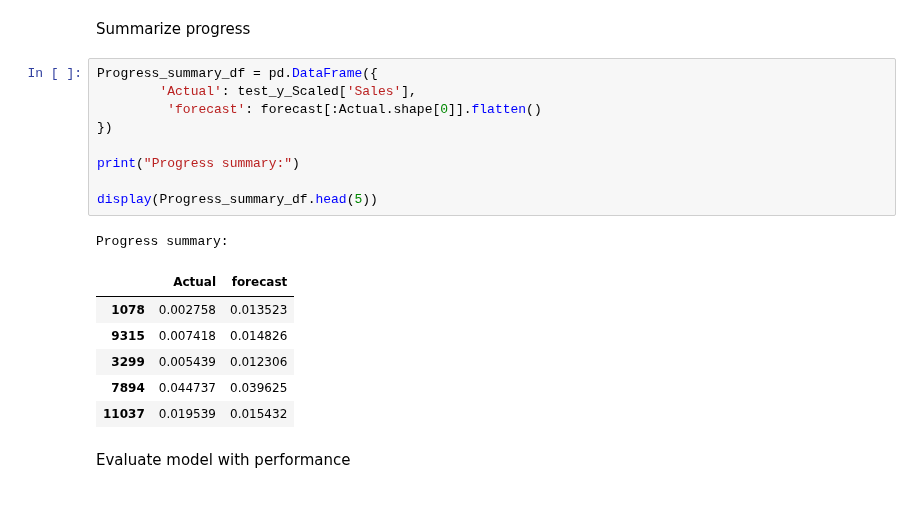
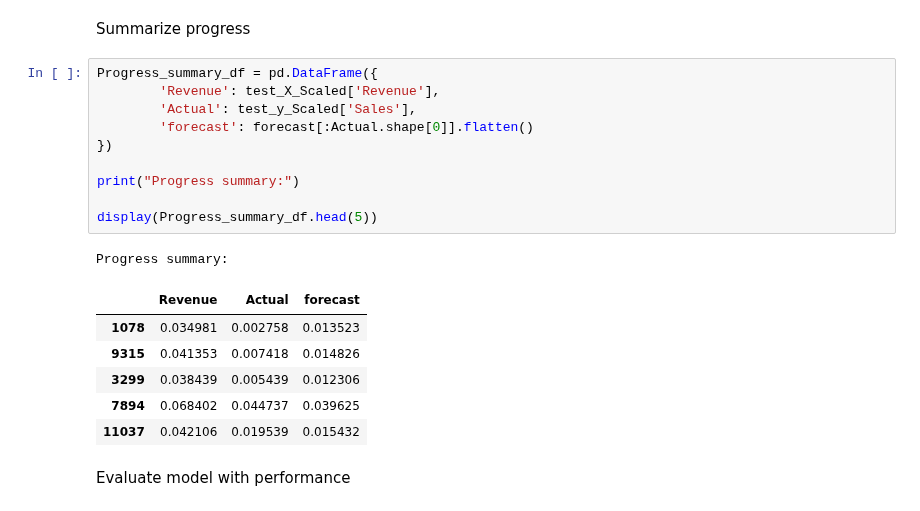
Before and after one commit to OlanreleOladeji/Demand-forecast--XGBoost, a Jupyter notebook: Products_quantity_forecasting_model_(XGB).ipynb, the cells around one changed output. Drawn from its saved outputs; the diff is of its cells as text.

```diff
--- a/Products_quantity_forecasting_model_(XGB).ipynb
+++ b/Products_quantity_forecasting_model_(XGB).ipynb
@@ -295,21 +321,22 @@ print(forecast)
 Summarize progress
 # %%
 Progress_summary_df = pd.DataFrame({
+        'Revenue': test_X_Scaled['Revenue'],
         'Actual': test_y_Scaled['Sales'],
-         'forecast': forecast[:Actual.shape[0]].flatten()
+        'forecast': forecast[:Actual.shape[0]].flatten()
 })
 
 print("Progress summary:")
 
 display(Progress_summary_df.head(5))
 # %% [output]
 Progress summary:
-|  | Actual | forecast |
-| 1078 | 0.002758 | 0.013523 |
-| 9315 | 0.007418 | 0.014826 |
-| 3299 | 0.005439 | 0.012306 |
-| 7894 | 0.044737 | 0.039625 |
-| 11037 | 0.019539 | 0.015432 |
+|  | Revenue | Actual | forecast |
+| 1078 | 0.034981 | 0.002758 | 0.013523 |
+| 9315 | 0.041353 | 0.007418 | 0.014826 |
+| 3299 | 0.038439 | 0.005439 | 0.012306 |
+| 7894 | 0.068402 | 0.044737 | 0.039625 |
+| 11037 | 0.042106 | 0.019539 | 0.015432 |
 # %% [markdown]
 Evaluate model with performance
 # %%
```
Also changed, not shown: parts of 14 cells of this notebook.
